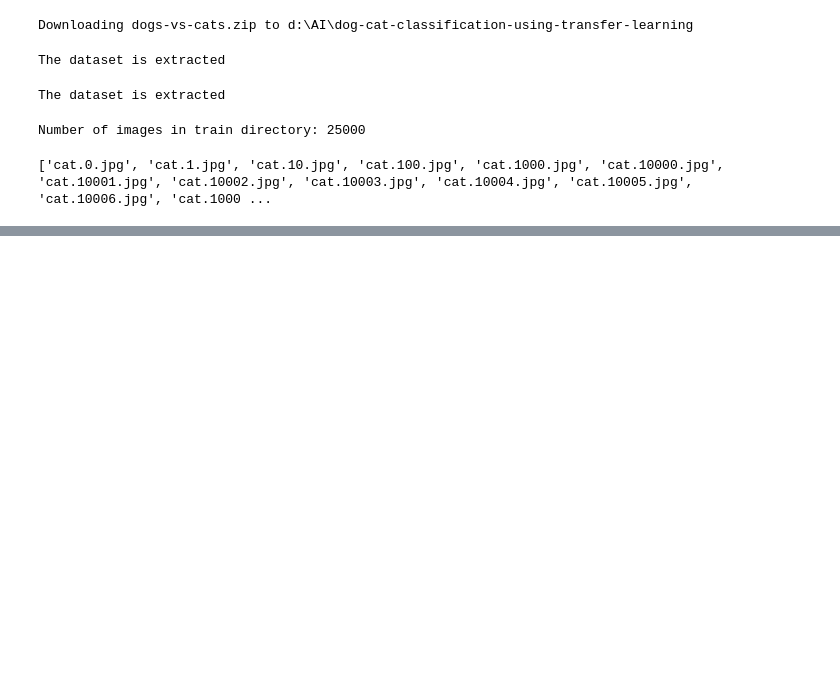
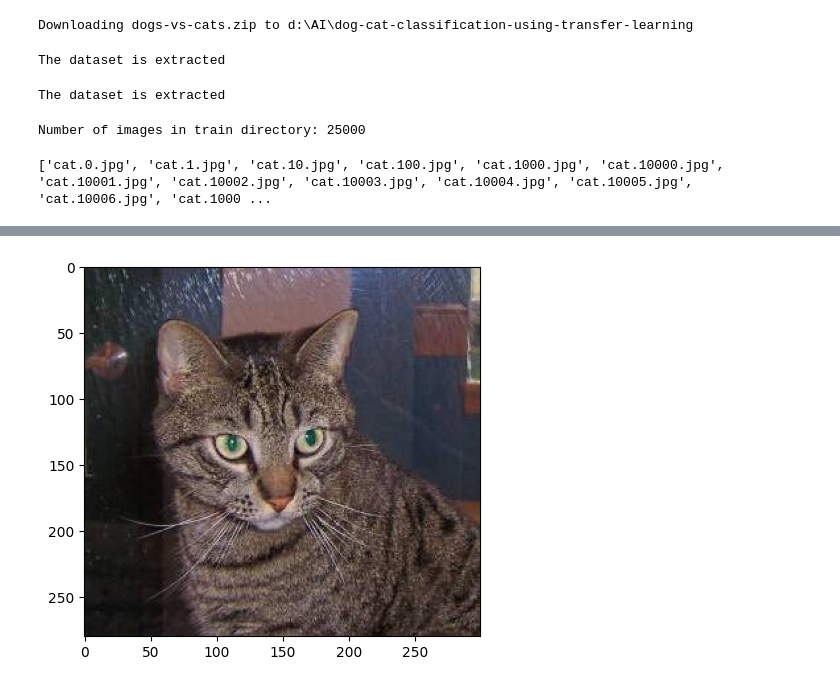
Before and after one commit to Kaarti22/dog-cat-classification-using-transfer-learning, a Jupyter notebook: code.ipynb, the cells around one changed output, grey strips where cells are left out. Cells and saved outputs as stored; diff of their text form; code cells hidden in the pictures; blank space fills up the shorter version.

```diff
--- a/code.ipynb
+++ b/code.ipynb
@@ -53,0 +71,6 @@ print(file_names)
+# %%
+img = mpimg.imread("./train/cat.1.jpg")
+imgplot = plt.imshow(img)
+plt.show()
+# %% [output]
+[figure, added]
```
Also changed, not shown: parts of 4 cells of this notebook, 1 other file.
